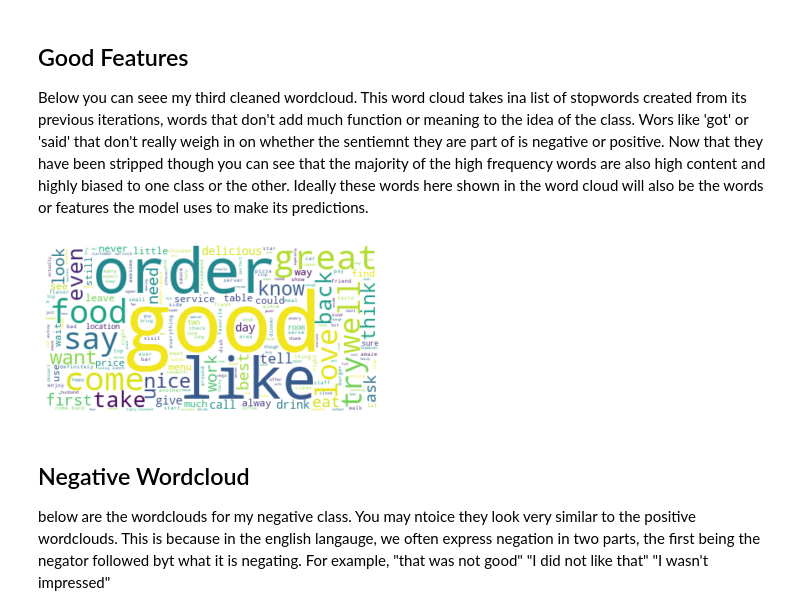
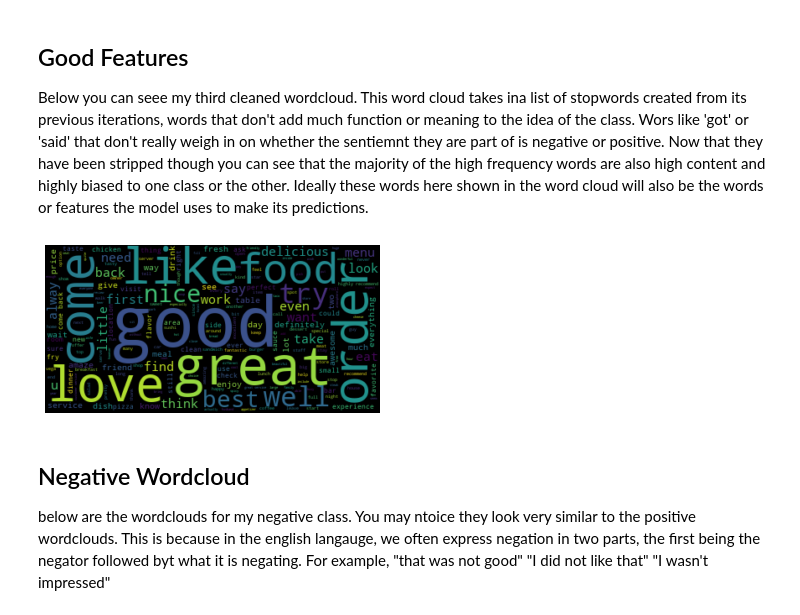
Before and after one commit to edwardsrk/yelp_reviews_tensorflow, a Jupyter notebook: yelp_final_notebook.ipynb, the cells around one changed output. Cells and saved outputs as stored; diff of their text form; code cells hidden in the pictures.

```diff
--- a/yelp_final_notebook.ipynb
+++ b/yelp_final_notebook.ipynb
@@ -394,17 +386,12 @@ plt.show()
 # %% [markdown]
 ## Good Features
 Below you can seee my third cleaned wordcloud. This word cloud takes ina list of stopwords created from its previous iterations, words that don't add much function or meaning to the idea of the class. Wors like 'got' or 'said' that don't really weigh in on whether the sentiemnt they are part of is negative or positive. Now that they have been stripped though you can see that the majority of the high frequency words are also high content and highly biased to one class or the other. Ideally these words here shown in the word cloud will also be the words or features the model uses to make its predictions.
-# %%
-wordcloud = WordCloud(stopwords = ['place', 'one', 'got', 'get', 'said', 'came', 'really', 'go',
-                                  'restaurant', 'people', 'would', 'time', 'also', 'went',
-                                  'make', 'said'], background_color="white").generate(all_clean_pos)
-plt.imshow(wordcloud, interpolation='bilinear')
-plt.axis("off")
-plt.show()
-#stopwords to add: place, one, get got, said, came, really, go, restaurant, people
-#stopwords to add: would, time, also, go, really, went, make, said,
-# %% [output]
-[figure, removed]
+# %%
+wordcloud_maker(clean_pos, stopwords = ['place', 'one', 'got', 'get', 'said', 'came', 'really', 'go',
+                                  'restaurant', 'people', 'would', 'time', 'also', 'went',
+                                  'make', 'said'])
+# %% [output]
+[figure, added]
 # %% [markdown]
 ## Negative Wordcloud
 below are the wordclouds for my negative class. You may ntoice they look very similar to the positive wordclouds. This is because in the english langauge, we often express negation in two parts, the first being the negator followed byt what it is negating. For example, "that was not good"  "I did not like that" "I wasn't impressed"
```
Also changed, not shown: parts of 25 cells of this notebook.
